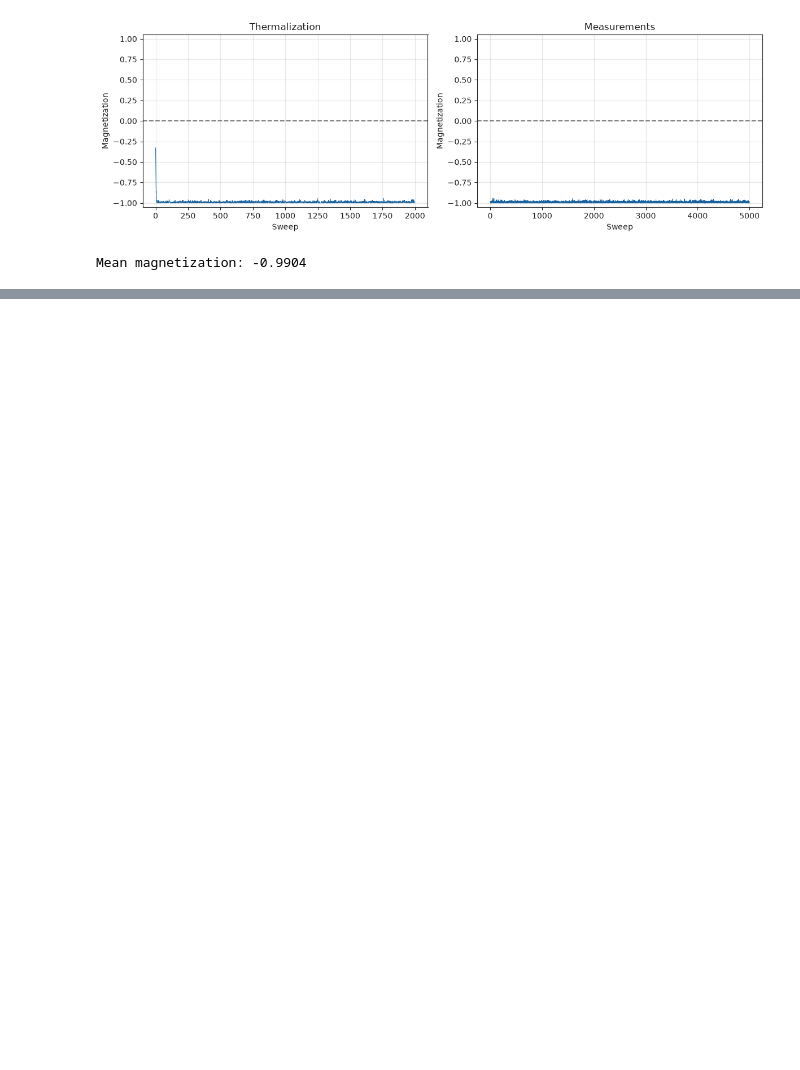
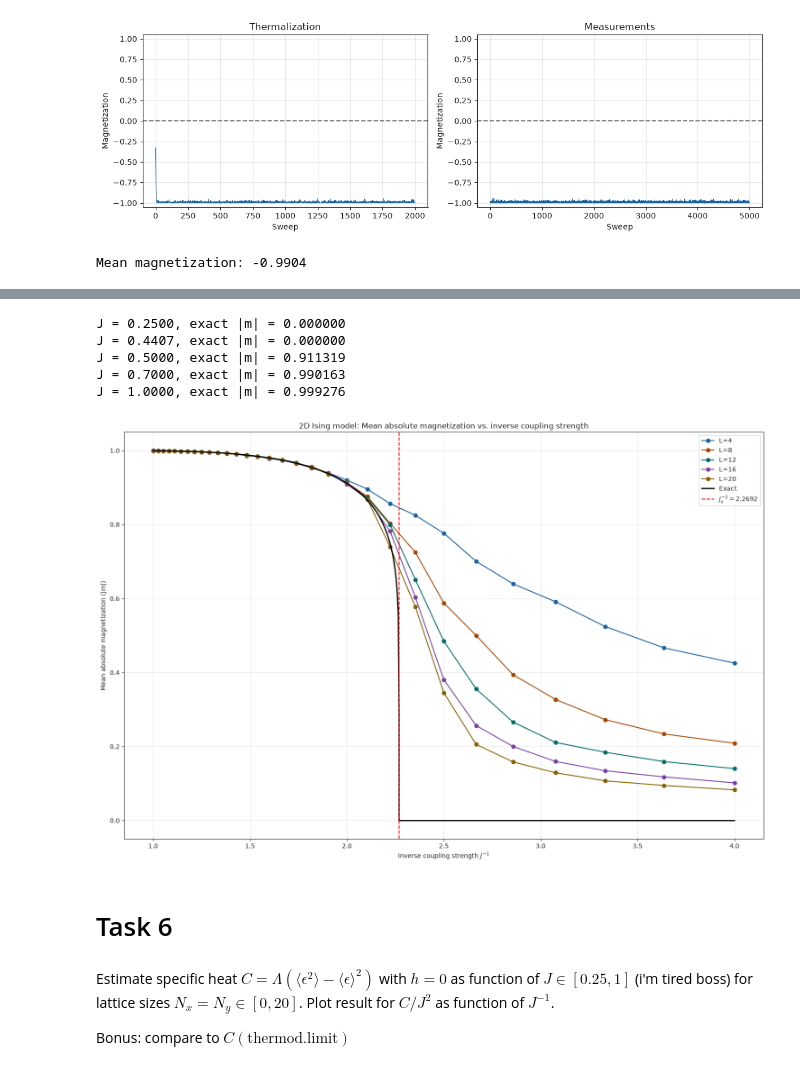
Before and after one commit to itzhaQQ/CompPhys, a Jupyter notebook: sheet02/cp02.ipynb, the cells around one changed output, grey strips where cells are left out. Cells and saved outputs as stored; diff of their text form; code cells hidden in the pictures; blank space fills up the shorter version.

```diff
--- a/sheet02/cp02.ipynb
+++ b/sheet02/cp02.ipynb
@@ -337,0 +606,58 @@ Mean magnetization: -0.9904
+# %%
+# Comparison to exact solution in the thermodynamic limit and plotting
+def exact_abs_magnetization(J):
+    """Exactomundo in the thermodynamic limit"""
+
+    J_c = 0.5 * np.log(1 + np.sqrt(2))  # critical coupling value
+
+    if J<=J_c:
+        return 0.0
+
+    return (1 - np.sinh(2 * J)**(-4))**(1/8)
+
+# Test
+J_test = [0.25, J_c, 0.5, 0.7, 1.0]
+
+for J in J_test:
+    print(f"J = {J:.4f}, exact |m| = {exact_abs_magnetization(J):.6f}")
+
+# Plotting
+# J_fine = np.linspace(0.25, 1.0, 500)
+J_fine = np.sort(np.unique(np.concatenate([
+    np.linspace(0.25, 1.0, 1000),
+    [J_c] # Add the critical coupling value to the fine grid for better resolution around the critical point
+])))
+
+fig, ax = plt.subplots(figsize=(15, 10))
+
+# Plot Monte Carlo results for each lattice size
+for L in L_vals:
+    ax.plot(1/J_vals, results_abs_magnetization[L], label=f"L={L}", marker="o", color=colors[L_vals.index(L)])
+
+# Plot exact solution
+ax.plot(1/J_fine, [exact_abs_magnetization(J) for J in J_fine], label="Exact", color="black", linewidth=2)
+
+# Mark the critical coupling J_c
+ax.axvline(1/J_c, color="red", linestyle="--", label=rf"$J_c^{{-1}} = {1/J_c:.4f}$")
+
+ax.set_xlabel(r"Inverse coupling strength $J^{-1}$")
+ax.set_ylabel(r"Mean absolute magnetization $\langle |m|\rangle$")
+ax.set_title("2D Ising model: Mean absolute magnetization vs. inverse coupling strength")
+ax.grid(alpha=0.3)
+ax.legend()
+plt.tight_layout()
+plt.savefig("abs_mean_magnetization_vs_J.pdf", dpi=300)
+plt.show()
+# %% [output]
+J = 0.2500, exact |m| = 0.000000
+J = 0.4407, exact |m| = 0.000000
+J = 0.5000, exact |m| = 0.911319
+J = 0.7000, exact |m| = 0.990163
+J = 1.0000, exact |m| = 0.999276
+[figure, added]
+# %% [markdown]
+# Task 6
+# %% [markdown]
+Estimate specific heat $C = \Lambda(\langle\epsilon^2\rangle - \langle\epsilon\rangle^2)$ with $h=0$ as function of $J\in\left[0.25, 1\right]$ (i'm tired boss) for lattice sizes $N_x=N_y \in [0, 20]$. Plot result for $C/J^2$ as function of $J^{-1}$.
+
+Bonus: compare to $C(\mathrm{thermod. limit})$
```
Also changed, not shown: parts of 14 cells of this notebook, 6 other files.
